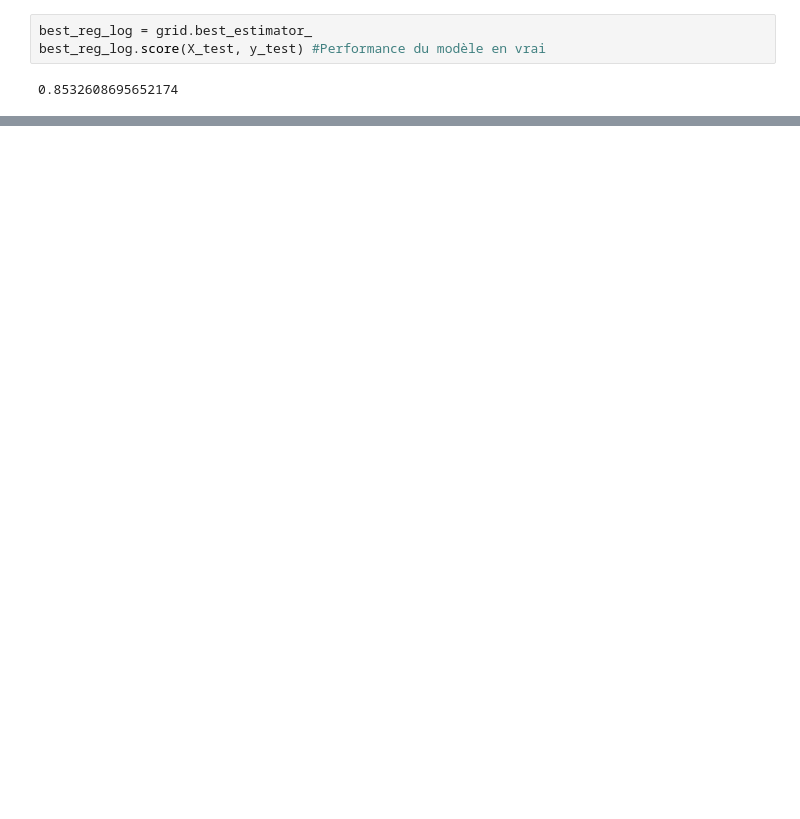
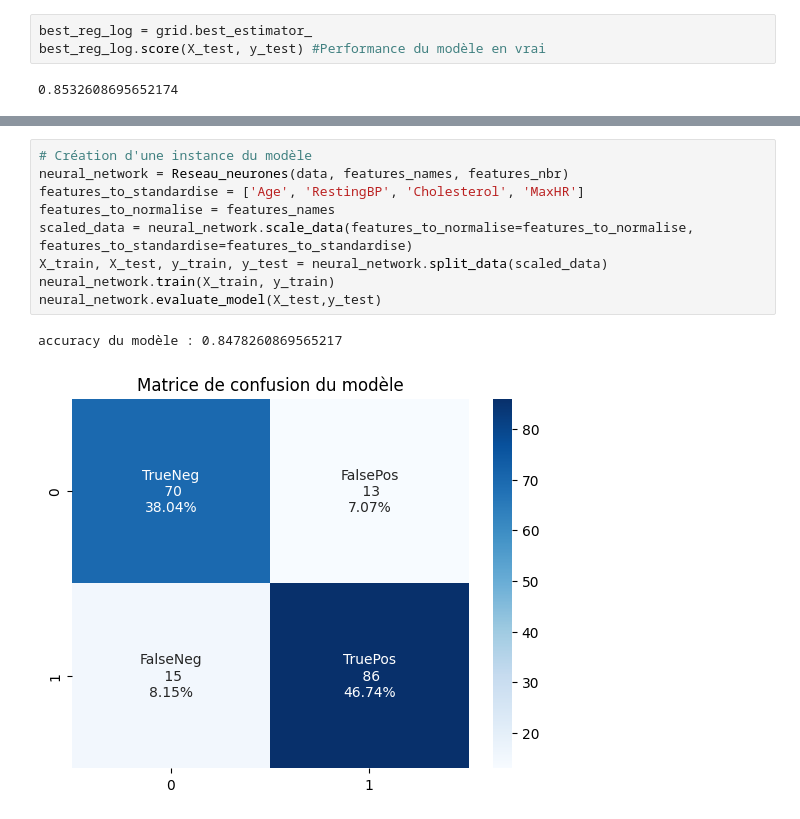
Before and after one commit to MorganChabaudENSSAT/projet_ift712, a Jupyter notebook: Projet IFT712.ipynb, the cells around one changed output, grey strips where cells are left out. Cells and saved outputs as stored; diff of their text form; blank space fills up the shorter version.

Commit message:
feat: ajout reseau_neurones notebook, optimisation WIP

```diff
--- a/Projet IFT712.ipynb
+++ b/Projet IFT712.ipynb
@@ -219,0 +211,12 @@ best_reg_log.score(X_test, y_test) #Performance du modèle en vrai
+# %%
+# Création d'une instance du modèle
+neural_network = Reseau_neurones(data, features_names, features_nbr)
+features_to_standardise = ['Age', 'RestingBP', 'Cholesterol', 'MaxHR']
+features_to_normalise = features_names
+scaled_data = neural_network.scale_data(features_to_normalise=features_to_normalise, features_to_standardise=features_to_standardise)
+X_train, X_test, y_train, y_test = neural_network.split_data(scaled_data)
+neural_network.train(X_train, y_train)
+neural_network.evaluate_model(X_test,y_test)
+# %% [output]
+accuracy du modèle : 0.8478260869565217
+[figure, added]
```
Also changed, not shown: parts of 9 cells of this notebook, 1 other file.
